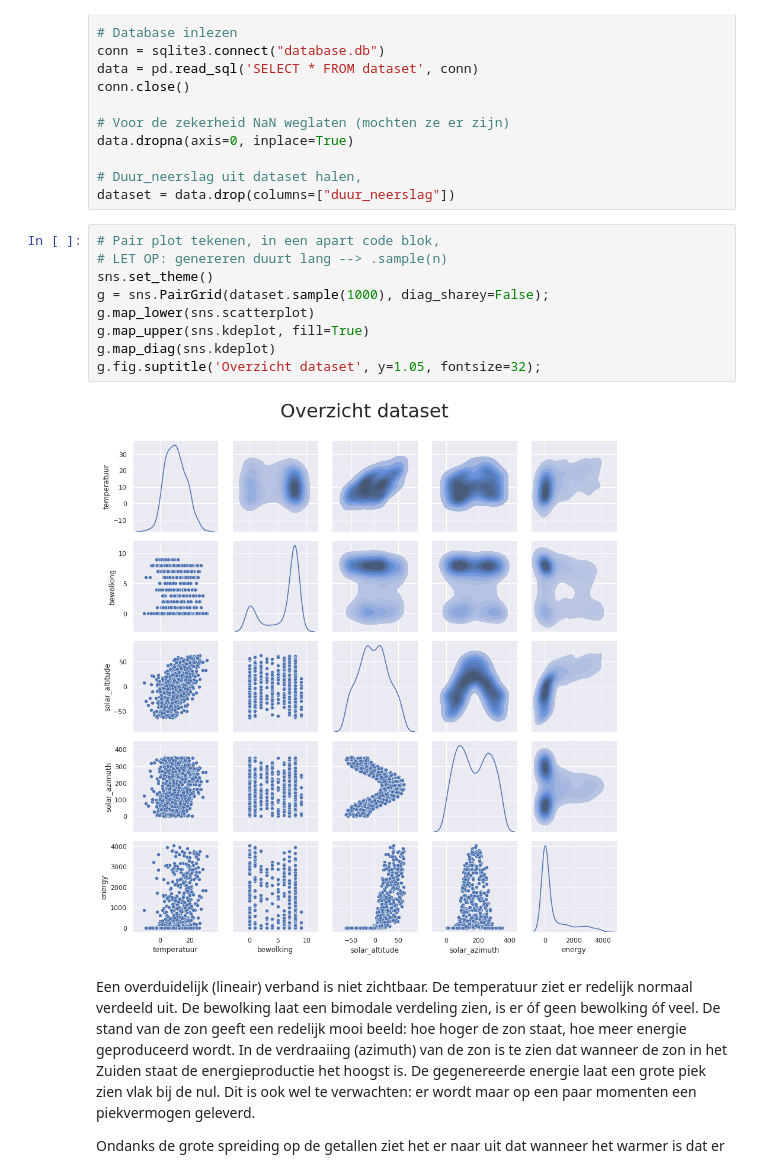
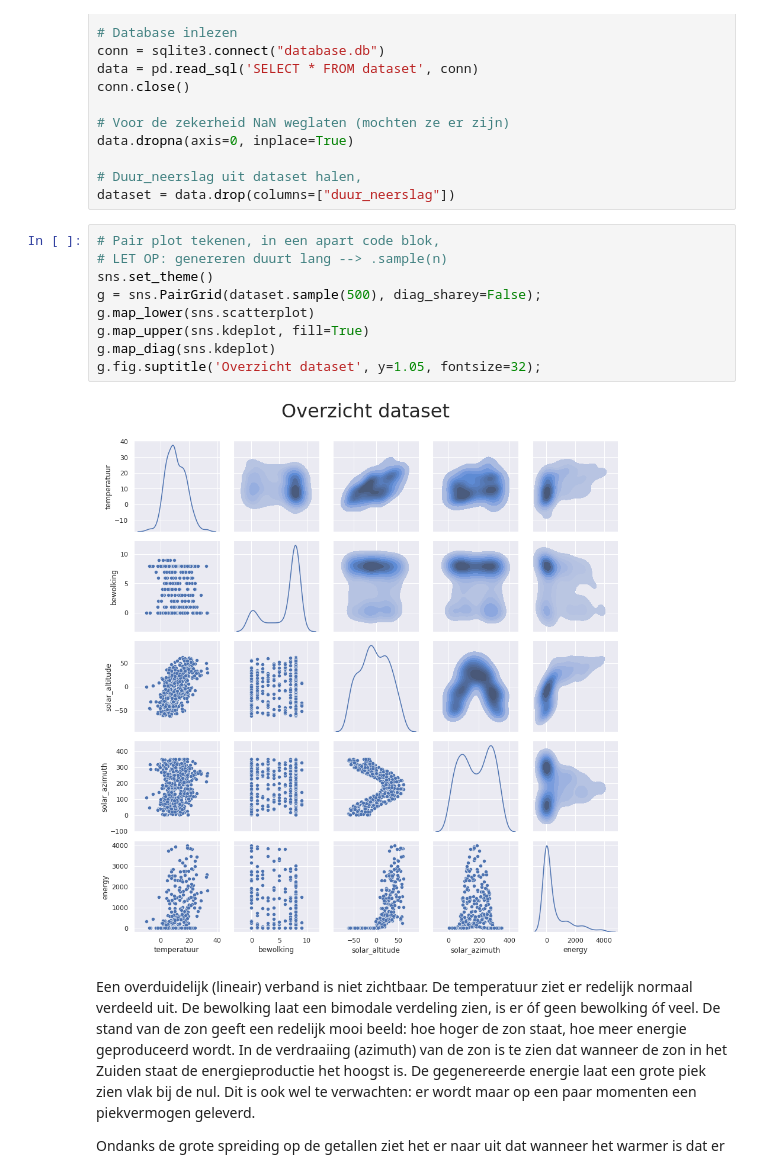
Before and after one commit to bosgnoom/data-engineer-eindopdracht, a Jupyter notebook: data_analyse.ipynb, the cells around one changed output. Drawn from its saved outputs; the diff is of its cells as text.

```diff
--- a/data_analyse.ipynb
+++ b/data_analyse.ipynb
@@ -41,14 +41,14 @@ dataset = data.drop(columns=["duur_neerslag"])
 # %%
 # Pair plot tekenen, in een apart code blok,
 # LET OP: genereren duurt lang --> .sample(n)
 sns.set_theme()
-g = sns.PairGrid(dataset.sample(1000), diag_sharey=False);
+g = sns.PairGrid(dataset.sample(500), diag_sharey=False);
 g.map_lower(sns.scatterplot)
 g.map_upper(sns.kdeplot, fill=True)
 g.map_diag(sns.kdeplot)
 g.fig.suptitle('Overzicht dataset', y=1.05, fontsize=32);
 # %% [output]
-[figure, old version]
+[figure, new version]
 # %% [markdown]
 Een overduidelijk (lineair) verband is niet zichtbaar. De temperatuur ziet er redelijk normaal verdeeld uit. De bewolking laat een bimodale verdeling zien, is er óf geen bewolking óf veel. De stand van de zon geeft een redelijk mooi beeld: hoe hoger de zon staat, hoe meer energie geproduceerd wordt. In de verdraaiing (azimuth) van de zon is te zien dat wanneer de zon in het Zuiden staat de energieproductie het hoogst is. De gegenereerde energie laat een grote piek zien vlak bij de nul. Dit is ook wel te verwachten: er wordt maar op een paar momenten een piekvermogen geleverd.
 
```
Also changed, not shown: parts of 20 cells of this notebook, 2 other files.
